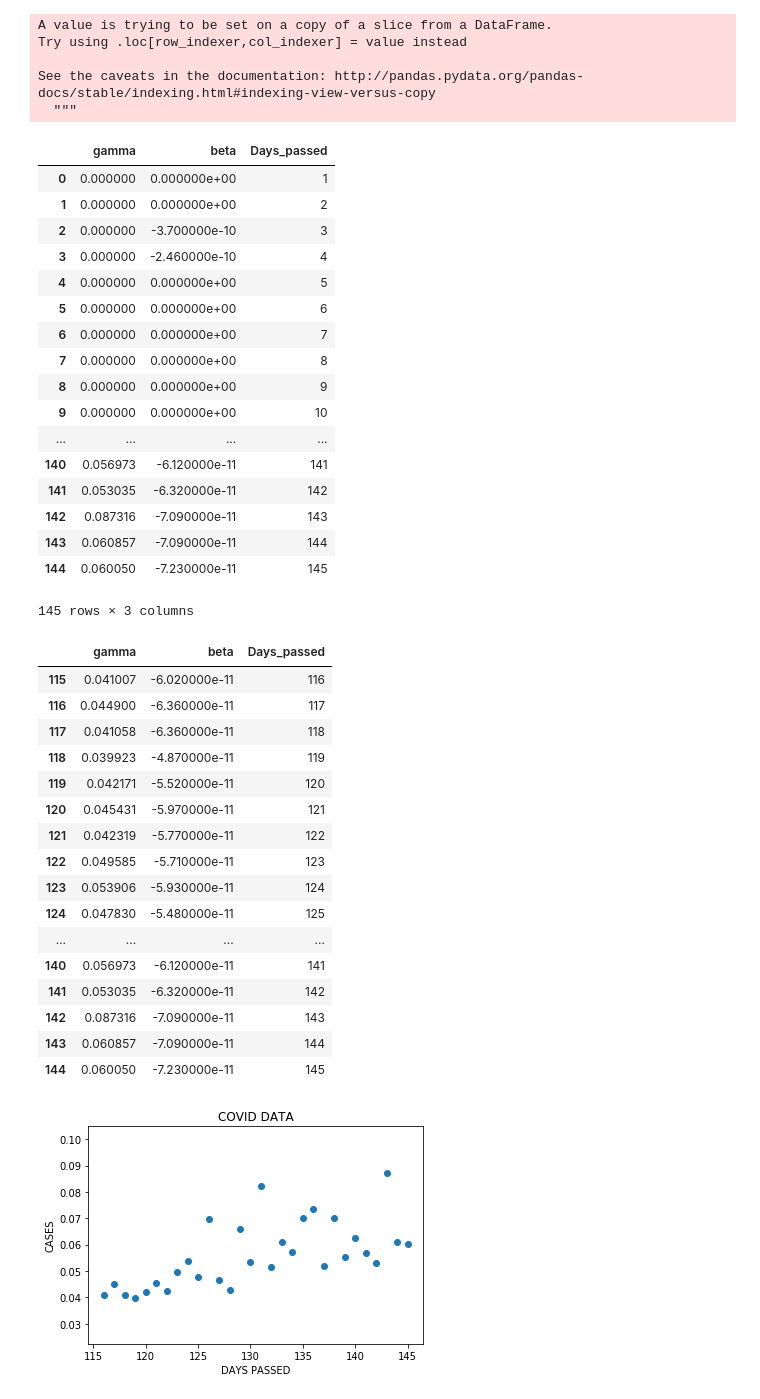
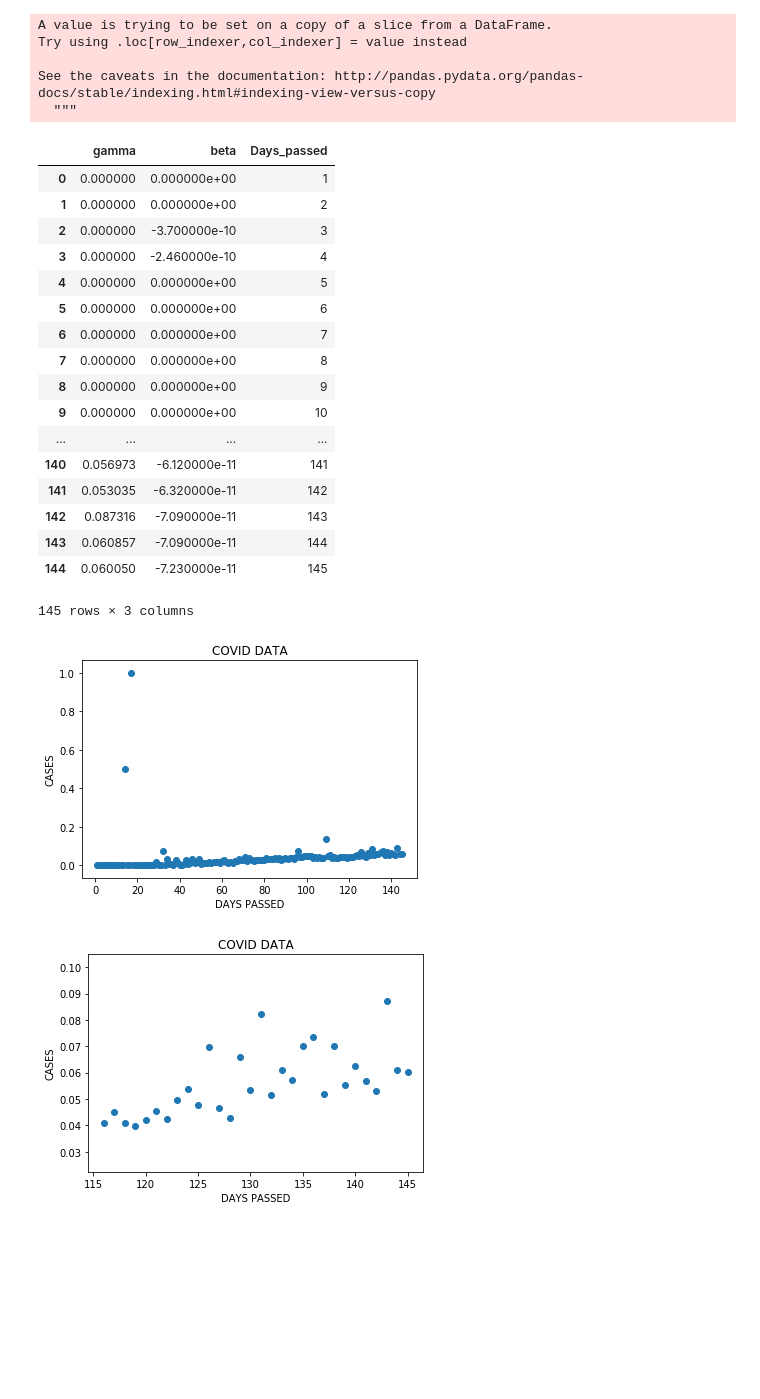
Before and after one commit to sushanth1999/BTP, a Jupyter notebook: BTP_1.2/sir_jp.ipynb, the cells around one changed output. Drawn from its saved outputs; the diff is of its cells as text; code cells hidden in the pictures; blank space fills up the shorter version.

```diff
--- a/BTP_1.2/sir_jp.ipynb
+++ b/BTP_1.2/sir_jp.ipynb
@@ -200,48 +186,41 @@ Try using .loc[row_indexer,col_indexer] = value instead
 
 See the caveats in the documentation: http://pandas.pydata.org/pandas-docs/stable/indexing.html#indexing-view-versus-copy
   """
-# %%
-data
-# %% [output]
-|  | gamma | beta | Days_passed |
-| 0 | 0.000000 | 0.000000e+00 | 1 |
-| 1 | 0.000000 | 0.000000e+00 | 2 |
-| 2 | 0.000000 | -3.700000e-10 | 3 |
-| 3 | 0.000000 | -2.460000e-10 | 4 |
-| 4 | 0.000000 | 0.000000e+00 | 5 |
-| 5 | 0.000000 | 0.000000e+00 | 6 |
-| 6 | 0.000000 | 0.000000e+00 | 7 |
-| 7 | 0.000000 | 0.000000e+00 | 8 |
-| 8 | 0.000000 | 0.000000e+00 | 9 |
-| 9 | 0.000000 | 0.000000e+00 | 10 |
-| ... | ... | ... | ... |
-| 140 | 0.056973 | -6.120000e-11 | 141 |
-| 141 | 0.053035 | -6.320000e-11 | 142 |
-| 142 | 0.087316 | -7.090000e-11 | 143 |
-| 143 | 0.060857 | -7.090000e-11 | 144 |
-| 144 | 0.060050 | -7.230000e-11 | 145 |
-145 rows × 3 columns
 # %%
 data1 = data[115:145]
-data1
+data
 # %% [output]
 |  | gamma | beta | Days_passed |
-| 115 | 0.041007 | -6.020000e-11 | 116 |
-| 116 | 0.044900 | -6.360000e-11 | 117 |
-| 117 | 0.041058 | -6.360000e-11 | 118 |
-| 118 | 0.039923 | -4.870000e-11 | 119 |
-| 119 | 0.042171 | -5.520000e-11 | 120 |
-| 120 | 0.045431 | -5.970000e-11 | 121 |
-| 121 | 0.042319 | -5.770000e-11 | 122 |
-| 122 | 0.049585 | -5.710000e-11 | 123 |
-| 123 | 0.053906 | -5.930000e-11 | 124 |
-| 124 | 0.047830 | -5.480000e-11 | 125 |
+| 0 | 0.000000 | 0.000000e+00 | 1 |
+| 1 | 0.000000 | 0.000000e+00 | 2 |
+| 2 | 0.000000 | -3.700000e-10 | 3 |
+| 3 | 0.000000 | -2.460000e-10 | 4 |
+| 4 | 0.000000 | 0.000000e+00 | 5 |
+| 5 | 0.000000 | 0.000000e+00 | 6 |
+| 6 | 0.000000 | 0.000000e+00 | 7 |
+| 7 | 0.000000 | 0.000000e+00 | 8 |
+| 8 | 0.000000 | 0.000000e+00 | 9 |
+| 9 | 0.000000 | 0.000000e+00 | 10 |
 | ... | ... | ... | ... |
 | 140 | 0.056973 | -6.120000e-11 | 141 |
 | 141 | 0.053035 | -6.320000e-11 | 142 |
 | 142 | 0.087316 | -7.090000e-11 | 143 |
 | 143 | 0.060857 | -7.090000e-11 | 144 |
 | 144 | 0.060050 | -7.230000e-11 | 145 |
+145 rows × 3 columns
+# %%
+#this data has some noice so removed extremevalues
+import numpy as np
+import matplotlib.pyplot as plt
+
+# Plot
+plt.scatter(data.Days_passed,data.gamma)
+plt.title('COVID DATA')
+plt.xlabel("DAYS PASSED")
+plt.ylabel('CASES')
+plt.show()
+# %% [output]
+[figure, added]
 # %%
 import numpy as np
 import matplotlib.pyplot as plt
```
Also changed, not shown: parts of 9 cells of this notebook.
